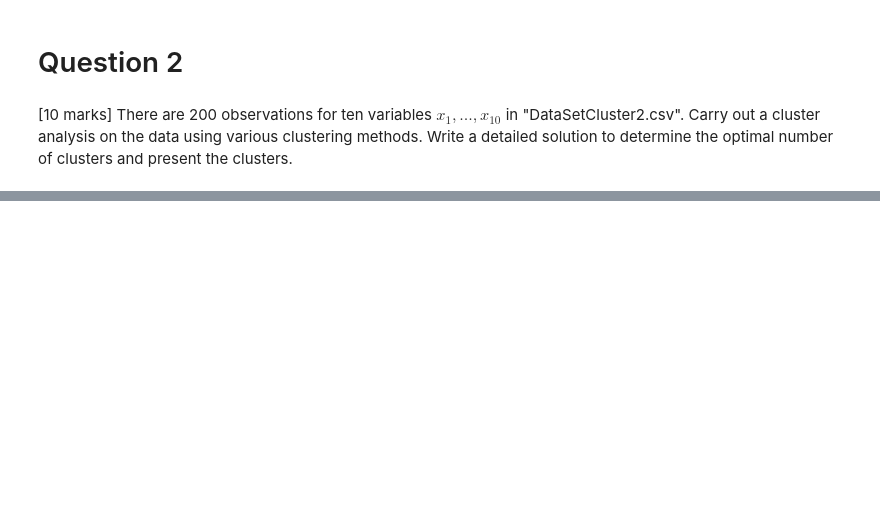
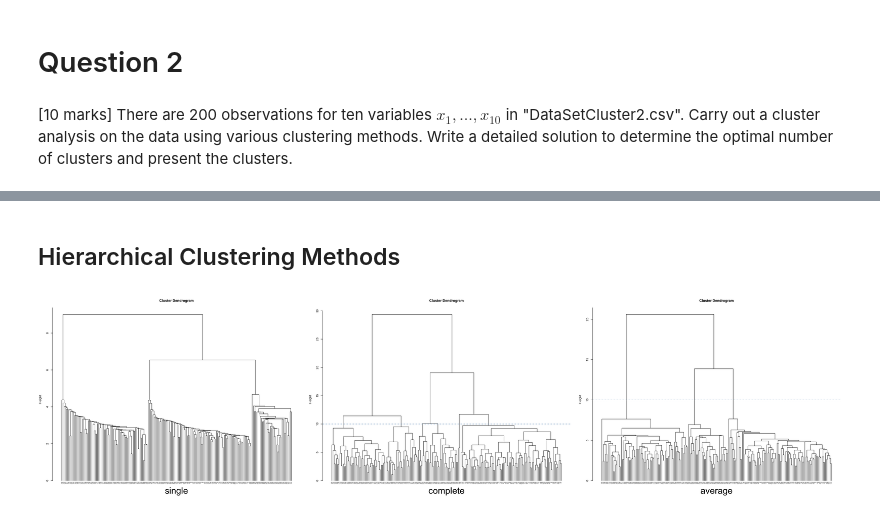
Before and after one commit to AlexWiigs/Code, a Jupyter notebook: STAT 553 Final/STAT_553_Question2.ipynb, the cells around one changed output, grey strips where cells are left out. Saved outputs shown, nothing was run; the diff lists cells and outputs as text; code cells hidden in the pictures; blank space fills up the shorter version.

```diff
--- a/STAT 553 Final/STAT_553_Question2.ipynb
+++ b/STAT 553 Final/STAT_553_Question2.ipynb
@@ -3,8 +8,8 @@
 # %% [markdown]
-[10 marks] There are 200 observations for ten variables $x_1,...,x_10$ in "DataSetCluster2.csv". Carry out a cluster analysis on the data using various clustering methods. Write a detailed solution to determine the optimal number of clusters and present the clusters.
+[10 marks] There are 200 observations for ten variables $x_1,...,x_{10}$ in "DataSetCluster2.csv". Carry out a cluster analysis on the data using various clustering methods. Write a detailed solution to determine the optimal number of clusters and present the clusters.
 # %%
-data <- read.csv("/Users/alexwiigs/Documents/Code/STAT 553 Final/DataSetCluster2.csv")
-head(data)
+Data <- read.csv("/Users/alexwiigs/Documents/Code/STAT 553 Final/DataSetCluster2.csv")
+head(Data)
 # %% [output]
 A data.frame: 6 × 10
 |  | x1 | x2 | x3 | x4 | x5 | x6 | x7 | x8 | x9 | x10 |
@@ -15,3 +20,19 @@ A data.frame: 6 × 10
 | 4 | -1.59243040 | -0.9025596 | 0.40588912 | 16.01002 | 4.303091 | 0.63783095 | 1.0246732 | 0.06644881 | -2.0525133 | -2.0600324 |
 | 5 | -0.94986401 | -1.6754776 | 0.01565019 | 15.38525 | 6.349174 | 3.60761465 | 0.8176594 | 0.39043982 | -1.4371595 | -1.2893822 |
 | 6 | 1.72964187 | -0.9861516 | 2.73677906 | 17.10873 | 7.712926 | 0.07800361 | -0.2097932 | 0.42659921 | -0.6688208 | -1.2414902 |
+# %% [markdown]
+## Hierarchical Clustering Methods
+# %%
+cluster <- function(distance_method, cluster_method) {
+    Data |> dist(method = distance_method) |> hclust(method = cluster_method)}
+graph <- function(cluster) { cluster |> plot(cex =0.5, sub = "", hang = -0.1, xlab = "") }
+cluster_method <- c("single", "complete", "average")
+# %%
+par(mfrow = c(1, 3))
+options(repr.plot.width = 30, repr.plot.height = 8)
+for (i in 1:length(cluster_method)) {
+    graph( cluster(distance, cluster_method[i] ) )
+    title(sub = cluster_method[i], line = 0, cex.sub = 3)
+    abline(h = 10, col = "steelblue", lty = 2)}
+# %% [output]
+[figure, added]
```
Also changed, not shown: parts of 3 cells of this notebook, 2 other files.
